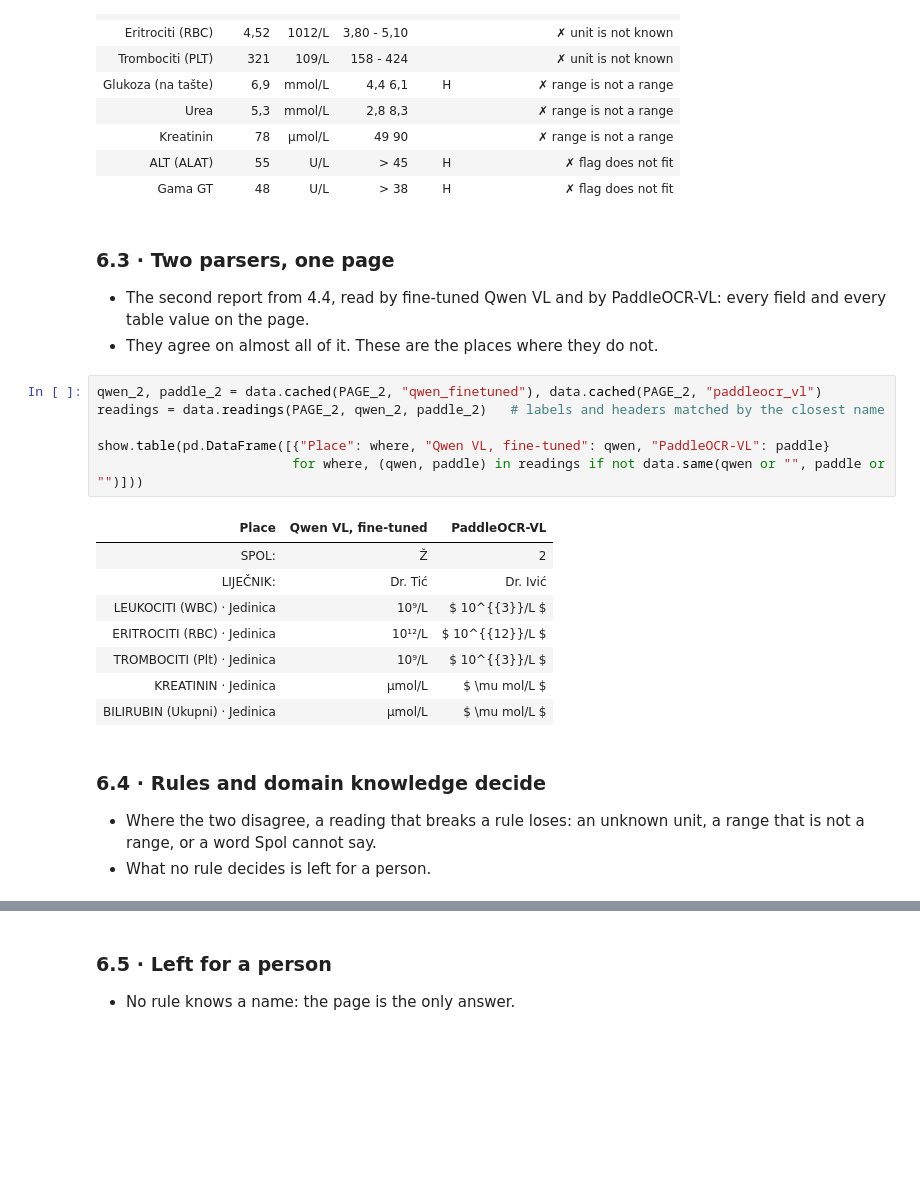
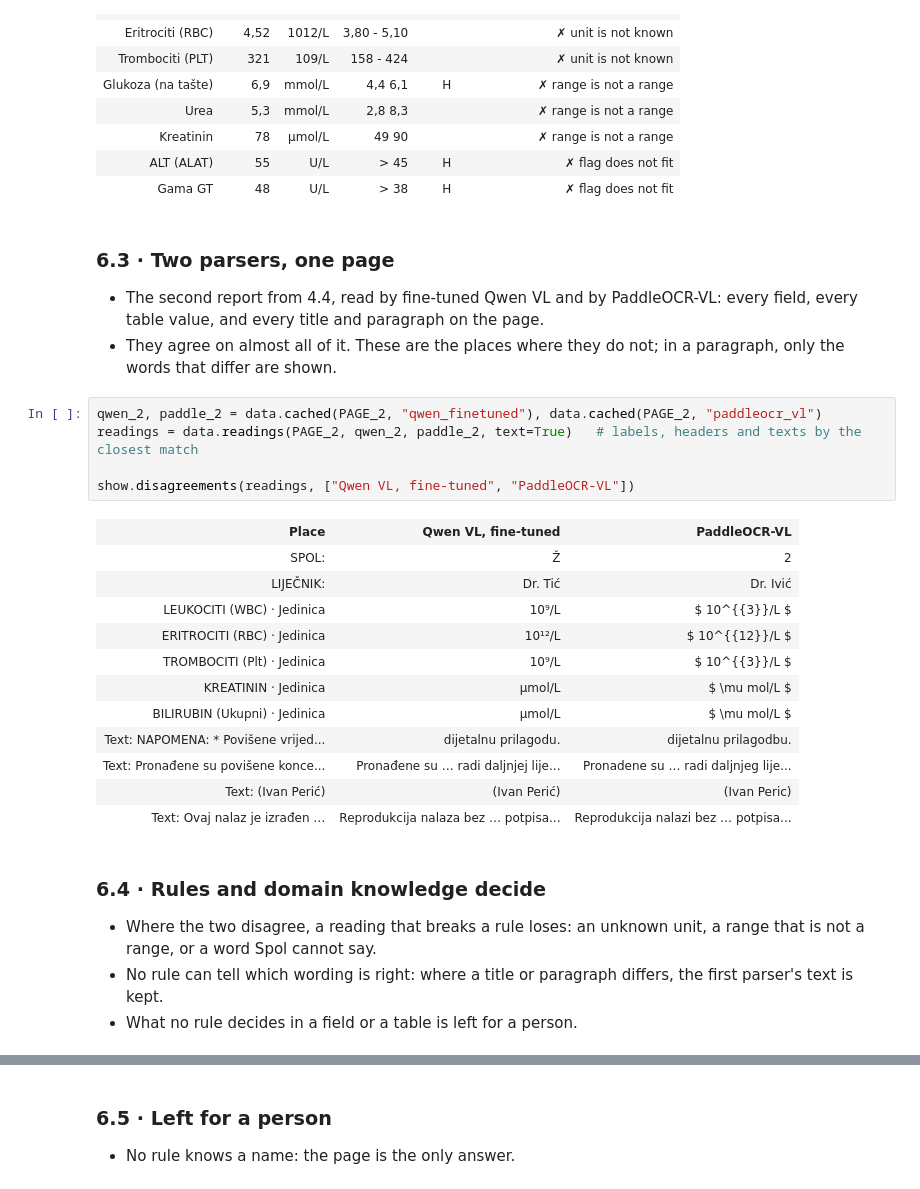
Before and after one commit to Atomic-Intelligence/document-understanding-demo, a Jupyter notebook: notebooks/demo_with_outputs.ipynb, the cells around one changed output, grey strips where cells are left out. Saved outputs shown, nothing was run; the diff lists cells and outputs as text; blank space fills up the shorter version.

```diff
--- a/notebooks/demo_with_outputs.ipynb
+++ b/notebooks/demo_with_outputs.ipynb
@@ -633,30 +633,36 @@ show.table(pd.DataFrame(rows))
 # %% [markdown]
 ### 6.3 · Two parsers, one page
 
-- The second report from 4.4, read by fine-tuned Qwen VL and by PaddleOCR-VL: every field and every
-  table value on the page.
-- They agree on almost all of it. These are the places where they do not.
+- The second report from 4.4, read by fine-tuned Qwen VL and by PaddleOCR-VL: every field, every table
+  value, and every title and paragraph on the page.
+- They agree on almost all of it. These are the places where they do not; in a paragraph, only the
+  words that differ are shown.
 # %%
 qwen_2, paddle_2 = data.cached(PAGE_2, "qwen_finetuned"), data.cached(PAGE_2, "paddleocr_vl")
-readings = data.readings(PAGE_2, qwen_2, paddle_2)   # labels and headers matched by the closest name
+readings = data.readings(PAGE_2, qwen_2, paddle_2, text=True)   # labels, headers and texts by the closest match
 
-show.table(pd.DataFrame([{"Place": where, "Qwen VL, fine-tuned": qwen, "PaddleOCR-VL": paddle}
-                         for where, (qwen, paddle) in readings if not data.same(qwen or "", paddle or "")]))
+show.disagreements(readings, ["Qwen VL, fine-tuned", "PaddleOCR-VL"])
 # %% [output]
 | Place | Qwen VL, fine-tuned | PaddleOCR-VL |
 | SPOL: | Ž | 2 |
 | LIJEČNIK: | Dr. Tić | Dr. Ivić |
 | LEUKOCITI (WBC) · Jedinica | 10⁹/L | $ 10^{{3}}/L $ |
 | ERITROCITI (RBC) · Jedinica | 10¹²/L | $ 10^{{12}}/L $ |
 | TROMBOCITI (Plt) · Jedinica | 10⁹/L | $ 10^{{3}}/L $ |
 | KREATININ · Jedinica | μmol/L | $ \mu mol/L $ |
 | BILIRUBIN (Ukupni) · Jedinica | μmol/L | $ \mu mol/L $ |
+| Text: NAPOMENA: * Povišene vrijed... | dijetalnu prilagodu. | dijetalnu prilagodbu. |
+| Text: Pronađene su povišene konce... | Pronađene su … radi daljnjej lije... | Pronadene su … radi daljnjeg lije... |
+| Text: (Ivan Perić) | (Ivan Perić) | (Ivan Peric) |
+| Text: Ovaj nalaz je izrađen … | Reprodukcija nalaza bez … potpisa... | Reprodukcija nalazi bez … potpisa... |
 # %% [markdown]
 ### 6.4 · Rules and domain knowledge decide
 
 - Where the two disagree, a reading that breaks a rule loses: an unknown unit, a range that is not a
   range, or a word Spol cannot say.
-- What no rule decides is left for a person.
+- No rule can tell which wording is right: where a title or paragraph differs, the first parser's text
+  is kept.
+- What no rule decides in a field or a table is left for a person.
 # %%
 SEX = {"Ž", "M", "ŽENSKO", "MUŠKO", "ŽENSKI", "MUŠKI", "ŽENA", "MUŠKARAC"}   # what Spol can say
 
```
Also changed, not shown: parts of 4 cells of this notebook, 4 other files.
